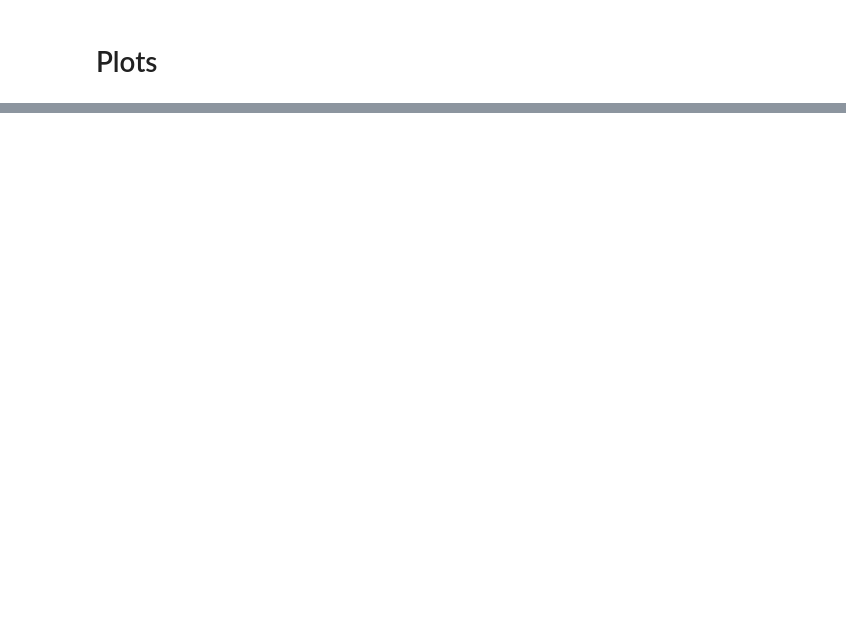
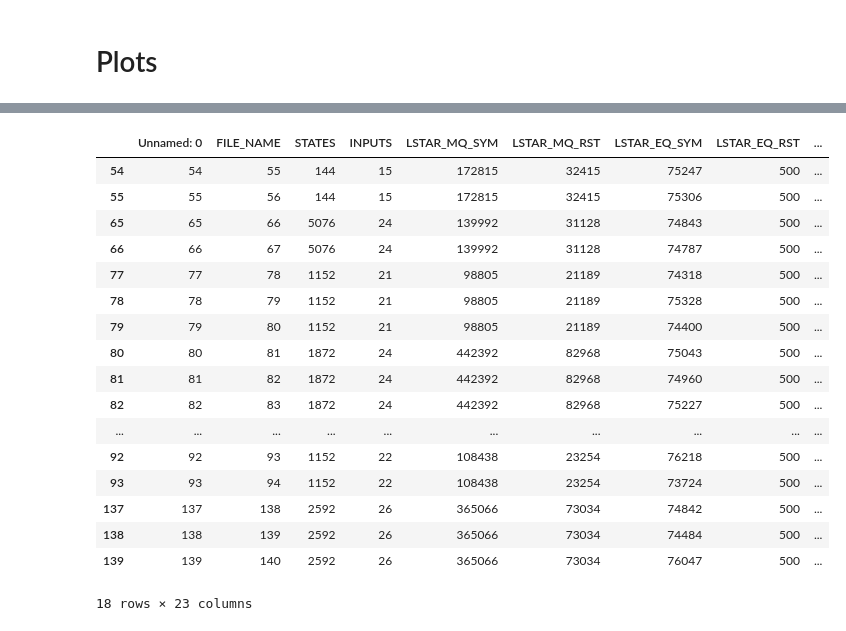
Before and after one commit to AryanBastany/ESCL-Star, a Jupyter notebook: ResultsHandler.ipynb, the cells around one changed output, grey strips where cells are left out. Saved outputs shown, nothing was run; the diff lists cells and outputs as text; code cells hidden in the pictures; blank space fills up the shorter version.

```diff
--- a/ResultsHandler.ipynb
+++ b/ResultsHandler.ipynb
@@ -240,3 +299,25 @@ See the caveats in the documentation: https://pandas.pydata.org/pandas-docs/stab
+# %%
+filtered_df = realTestsDf[realTestsDf['LSTAR_TOTAL_RST'] > realTestsDf['CLSTAR_TOTAL_RST']]
+filtered_df
+# %% [output]
+|  | Unnamed: 0 | FILE_NAME | STATES | INPUTS | LSTAR_MQ_SYM | LSTAR_MQ_RST | LSTAR_EQ_SYM | LSTAR_EQ_RST | ... |
+| 54 | 54 | 55 | 144 | 15 | 172815 | 32415 | 75247 | 500 | ... |
+| 55 | 55 | 56 | 144 | 15 | 172815 | 32415 | 75306 | 500 | ... |
+| 65 | 65 | 66 | 5076 | 24 | 139992 | 31128 | 74843 | 500 | ... |
+| 66 | 66 | 67 | 5076 | 24 | 139992 | 31128 | 74787 | 500 | ... |
+| 77 | 77 | 78 | 1152 | 21 | 98805 | 21189 | 74318 | 500 | ... |
+| 78 | 78 | 79 | 1152 | 21 | 98805 | 21189 | 75328 | 500 | ... |
+| 79 | 79 | 80 | 1152 | 21 | 98805 | 21189 | 74400 | 500 | ... |
+| 80 | 80 | 81 | 1872 | 24 | 442392 | 82968 | 75043 | 500 | ... |
+| 81 | 81 | 82 | 1872 | 24 | 442392 | 82968 | 74960 | 500 | ... |
+| 82 | 82 | 83 | 1872 | 24 | 442392 | 82968 | 75227 | 500 | ... |
+| ... | ... | ... | ... | ... | ... | ... | ... | ... | ... |
+| 92 | 92 | 93 | 1152 | 22 | 108438 | 23254 | 76218 | 500 | ... |
+| 93 | 93 | 94 | 1152 | 22 | 108438 | 23254 | 73724 | 500 | ... |
+| 137 | 137 | 138 | 2592 | 26 | 365066 | 73034 | 74842 | 500 | ... |
+| 138 | 138 | 139 | 2592 | 26 | 365066 | 73034 | 74484 | 500 | ... |
+| 139 | 139 | 140 | 2592 | 26 | 365066 | 73034 | 76047 | 500 | ... |
+18 rows × 23 columns
 # %%
 def plotMergedData(p2pTestsDf, ringTestsDf, starTestsDf, bipartiteTestsDf, yCol, yLabel):
     sns.set(style="whitegrid")
```
Also changed, not shown: parts of 9 cells of this notebook, 8 other files.
